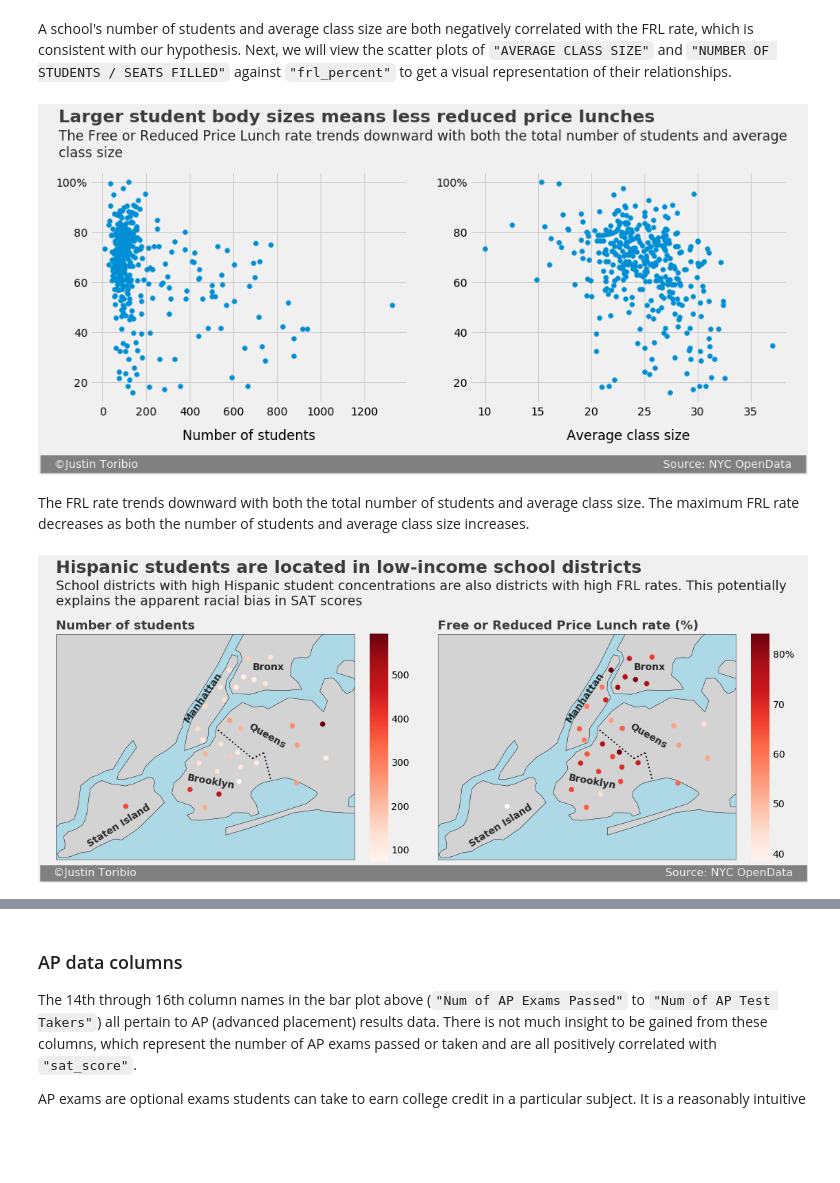
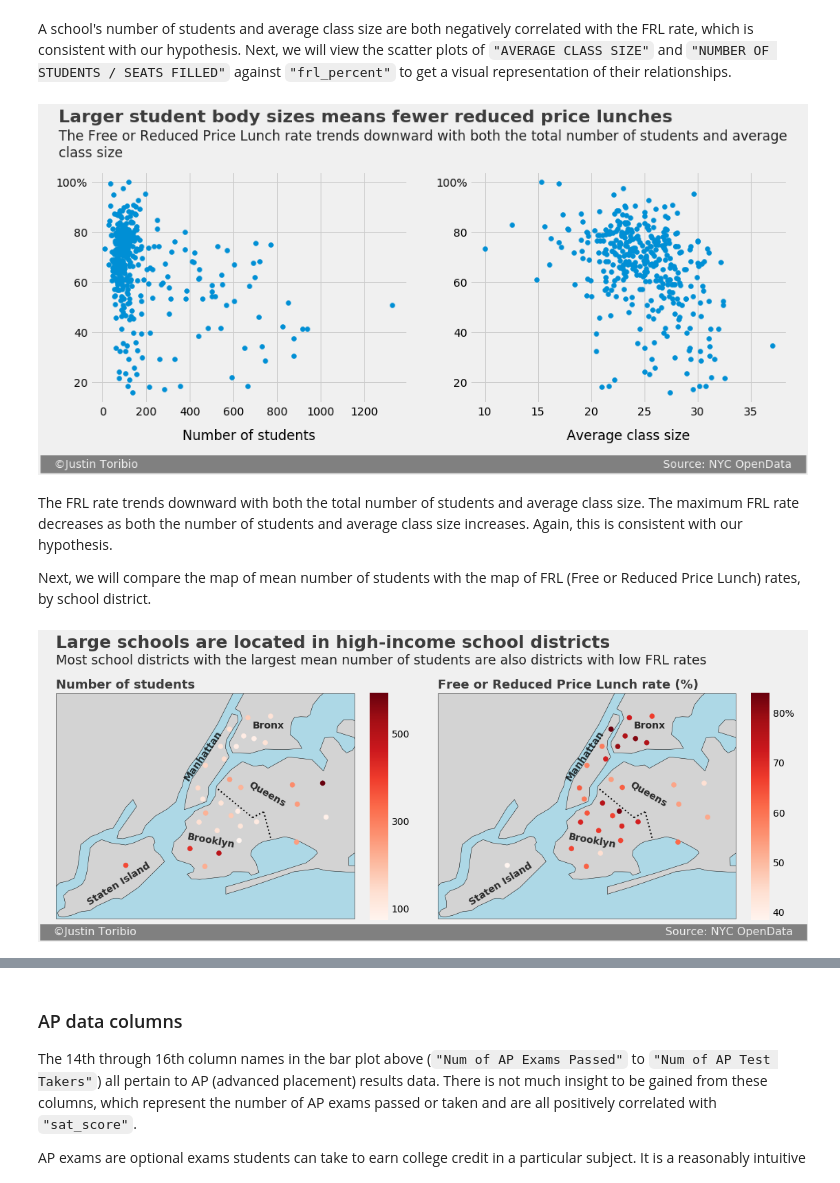
Before and after one commit to JustinToribio/analyzing-the-sat, a Jupyter notebook: notebooks/1.0-jt-analyze-the-sat.ipynb, the cells around one changed output, grey strips where cells are left out. Drawn from its saved outputs; the diff is of its cells as text; code cells hidden in the pictures; blank space fills up the shorter version.

Commit message:
notebook: entire class size section drafted

```diff
--- a/notebooks/1.0-jt-analyze-the-sat.ipynb
+++ b/notebooks/1.0-jt-analyze-the-sat.ipynb
@@ -1030,7 +1030,7 @@ corr_bar_plot(data, "frl_percent", columns=columns,
 A school's number of students and average class size are both negatively correlated with the FRL rate, which is consistent with our hypothesis.  Next, we will view the scatter plots of `"AVERAGE CLASS SIZE"` and `"NUMBER OF STUDENTS / SEATS FILLED"` against `"frl_percent"` to get a visual representation of their relationships.
 # %%
 # Assign the text of the scatter plots to variables.
-title = "Larger student body sizes means less reduced price lunches"
+title = "Larger student body sizes means fewer reduced price lunches"
 subtitle = ("The Free or Reduced Price Lunch rate trends downward with both"
             " the total number of students and average\n"
             "class size")
@@ -1064,24 +1064,24 @@ ax2.set_xlabel(x_axis_label_2, labelpad=14)
 ax2.yaxis.label.set_visible(False)
 plt.show()
 # %% [output]
-[figure, old version]
+[figure, new version]
 # %% [markdown]
-The FRL rate trends downward with both the total number of students and average class size.  The maximum FRL rate decreases as both the number of students and average class size increases.
+The FRL rate trends downward with both the total number of students and average class size.  The maximum FRL rate decreases as both the number of students and average class size increases.  Again, this is consistent with our hypothesis.
+
+Next, we will compare the map of mean number of students with the map of FRL (Free or Reduced Price Lunch) rates, by school district.
 # %%
 # Assign the title and subtitle of the map plot to variables.
-title = "Hispanic students are located in low-income school districts"
-subtitle = ("School districts with high Hispanic student concentrations are"
-            " also districts with high FRL rates. This potentially\n"
-            "explains the apparent racial bias in SAT scores")
+title = "Large schools are located in high-income school districts"
+subtitle = ("Most school districts with the largest mean number of students"
+            " are also districts with low FRL rates")
 
 # Create and display the side by side map plot.
 create_nyc_map("NUMBER OF STUDENTS / SEATS FILLED", "frl_percent", title=title,
-               title_y_adj=.01, subtitle=subtitle, subtitle_y_adj=.04,
+               title_y_adj=-.02, subtitle=subtitle, subtitle_y_adj=.04,
                sig_space_adj=148, map_title_1="Number of students",
                map_title_2="Free or Reduced Price Lunch rate (%)",
-               #colorbar_ticks_1=[20, 40, 60, 80],
-               #colorbar_tick_labels_1=[20, 40, 60, "80%"],
+               colorbar_ticks_1=[100, 300, 500],
                colorbar_ticks_2=[40, 50, 60, 70, 80],
                colorbar_tick_labels_2=[40, 50, 60, 70, "80%"])
 # %% [output]
-[figure, old version]
+[figure, new version]
```
Also changed, not shown: parts of 4 cells of this notebook.
